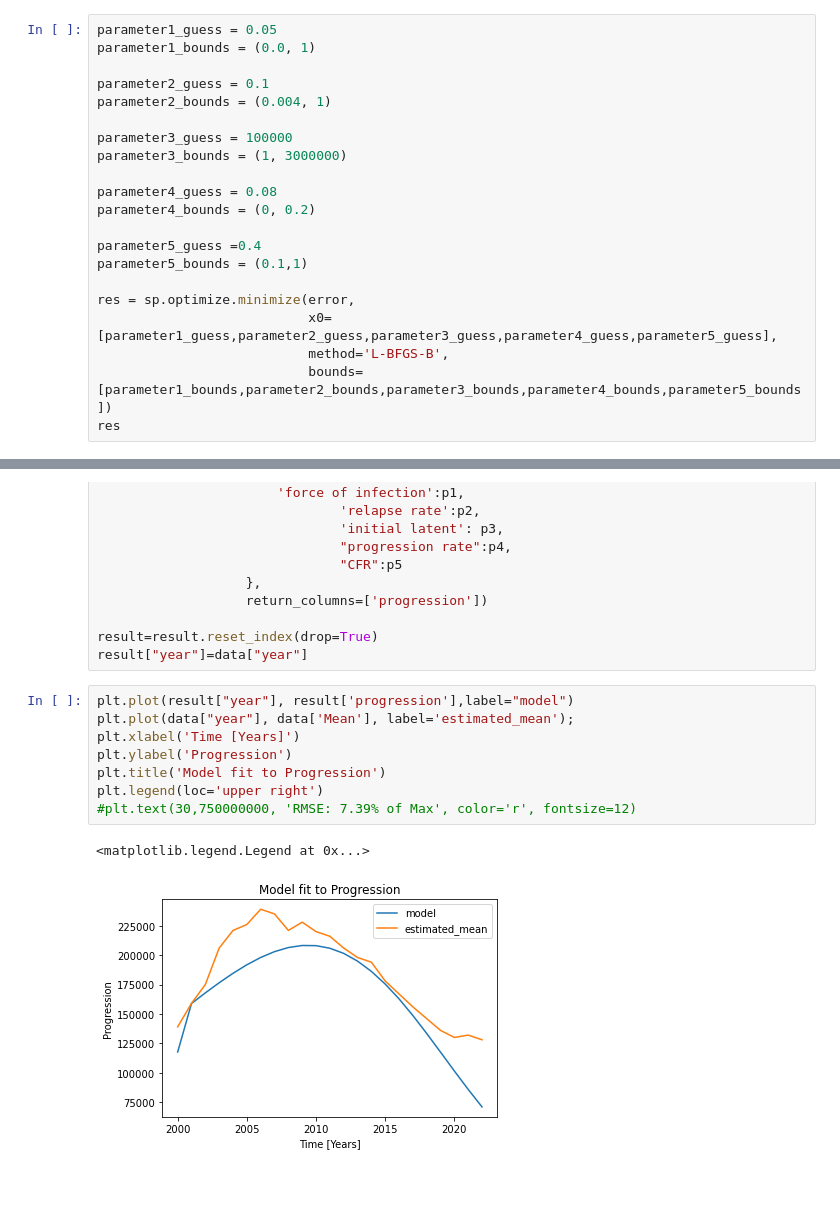
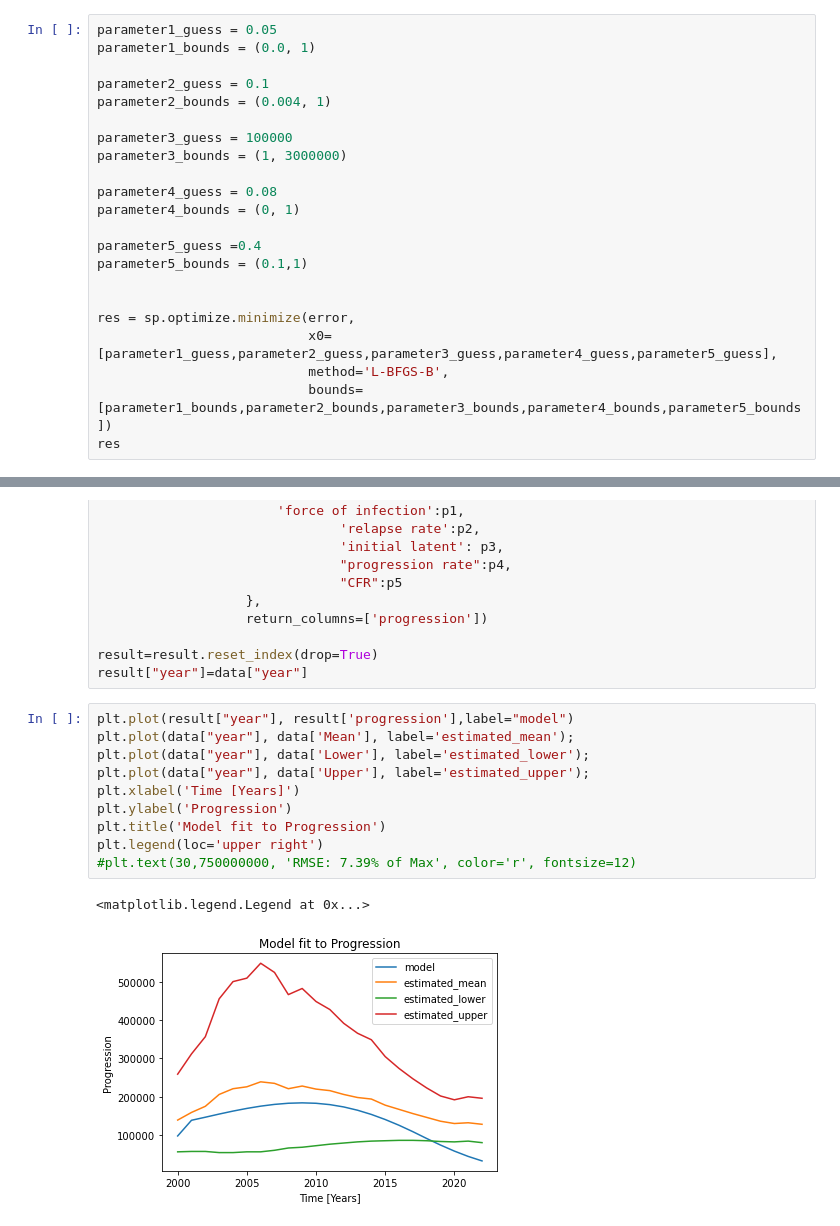
Before and after one commit to adenooy2/MSc-Thesis, a Jupyter notebook: model/transmission/Transmission Model Calibration.ipynb, the cells around one changed output, grey strips where cells are left out. Saved outputs shown, nothing was run; the diff lists cells and outputs as text; blank space fills up the shorter version.

```diff
--- a/model/transmission/Transmission Model Calibration.ipynb
+++ b/model/transmission/Transmission Model Calibration.ipynb
@@ -120,10 +120,11 @@ parameter3_guess = 100000
 parameter3_bounds = (1, 3000000)
 
 parameter4_guess = 0.08
-parameter4_bounds = (0, 0.2)
+parameter4_bounds = (0, 1)
 
 parameter5_guess =0.4
 parameter5_bounds = (0.1,1)
+
 
 res = sp.optimize.minimize(error,
                            x0=[parameter1_guess,parameter2_guess,parameter3_guess,parameter4_guess,parameter5_guess],
@@ -160,11 +161,13 @@ result["year"]=data["year"]
 # %%
 plt.plot(result["year"], result['progression'],label="model")
 plt.plot(data["year"], data['Mean'], label='estimated_mean');
+plt.plot(data["year"], data['Lower'], label='estimated_lower');
+plt.plot(data["year"], data['Upper'], label='estimated_upper');
 plt.xlabel('Time [Years]')
 plt.ylabel('Progression')
 plt.title('Model fit to Progression')
 plt.legend(loc='upper right')
 #plt.text(30,750000000, 'RMSE: 7.39% of Max', color='r', fontsize=12)
 # %% [output]
 <matplotlib.legend.Legend at 0x...>
-[figure, old version]
+[figure, new version]
```
Also changed, not shown: parts of 5 cells of this notebook, 10 other files.
